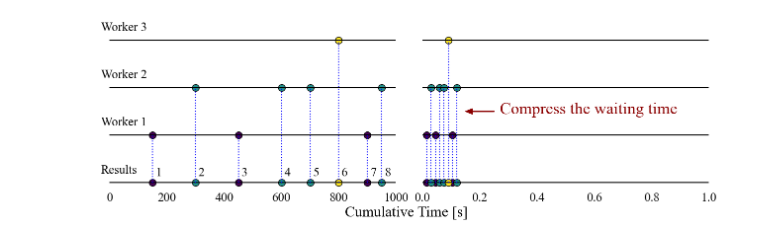
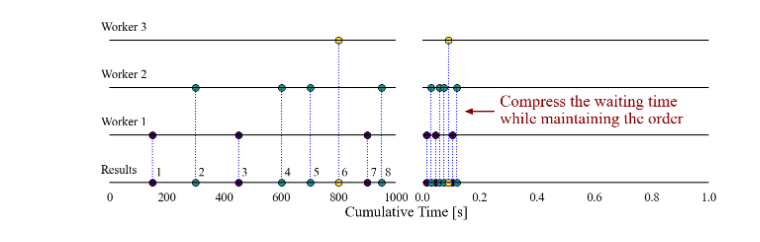
Before and after one commit to nabenabe0928/mfhpo-simulator, a Jupyter notebook: figs/simulator-conceptual.ipynb, the cells around one changed output. Cells and saved outputs as stored; diff of their text form; code cells hidden in the pictures.

Commit message:
Add API conceptual

```diff
--- a/figs/simulator-conceptual.ipynb
+++ b/figs/simulator-conceptual.ipynb
@@ -57,34 +59,34 @@ xs = [
 ]
 plot_worker_order(axes[0], xs)
 
 factor = 15
 xs = [
     [i * factor for i in [1, 3, 7]],
     [i * factor for i in [2, 4, 5, 8]],
     [i * factor for i in [6]],
 ]
 ax = axes[1]
 x_factor = 1e-3
 plot_worker_order(ax, xs, text=False, x_factor=x_factor)
 ax.annotate(
     "",
     xy=(150 * x_factor, 1.5),
     xytext=(250 * x_factor, 1.5),
     arrowprops=dict(
         shrink=0,
         width=1,
         headwidth=8,
         headlength=10,
         connectionstyle="arc3",
         facecolor="darkred",
         edgecolor="darkred",
     )
 )
-ax.text(270 * x_factor, 1.45, "Compress the waiting time", fontsize=24, color="darkred")
+ax.text(270 * x_factor, 1.25, "Compress the waiting time\nwhile maintaining the order", fontsize=24, color="darkred")
 
 fig.supxlabel("Cumulative Time [s]", y=-0.05)
 
-plt.savefig("compress-conceptual.png", bbox_inches="tight")
+plt.savefig("compress-conceptual.pdf", bbox_inches="tight")
 # %% [output]
-[figure, old version]
+[figure, new version]
 # %%
```
Also changed, not shown: parts of 2 cells of this notebook, 5 other files.
